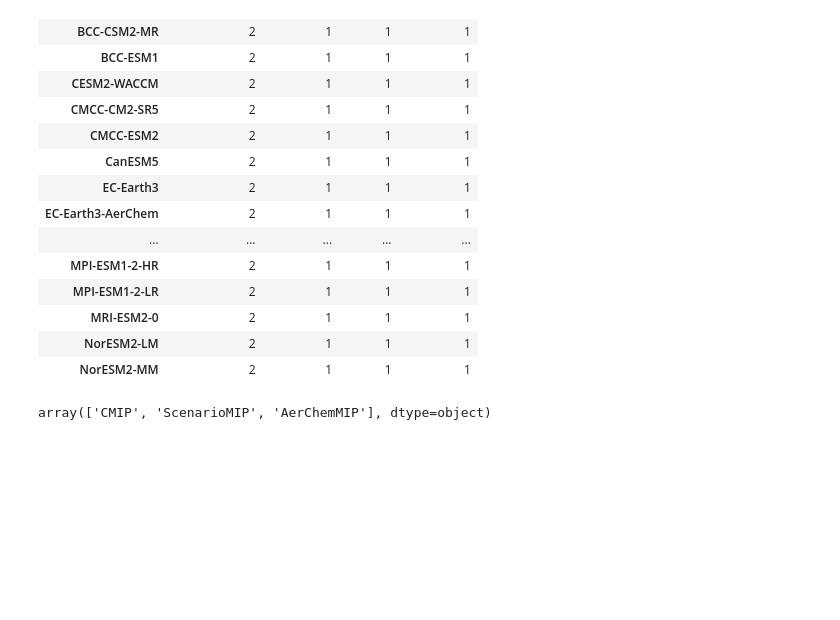
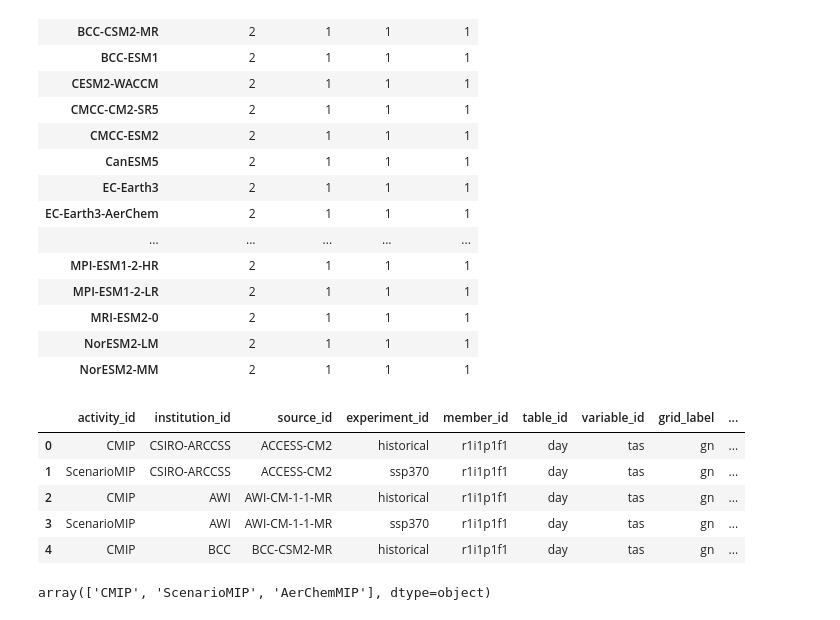
Before and after one commit to hrhampapura/moment_delta_mapping, a Jupyter notebook: notebooks/ncar_casper/01_cmip6_analysis.ipynb, the cells around one changed output. Drawn from its saved outputs; the diff is of its cells as text; code cells hidden in the pictures; blank space fills up the shorter version.

```diff
--- a/notebooks/ncar_casper/01_cmip6_analysis.ipynb
+++ b/notebooks/ncar_casper/01_cmip6_analysis.ipynb
@@ -170,7 +170,15 @@ col_subset.df.groupby("source_id")[
 # %%
 df = col_subset.df
 # model_counts = df.groupby('source_id').size()
 # print(model_counts)
+df.head()
+# %% [output]
+|  | activity_id | institution_id | source_id | experiment_id | member_id | table_id | variable_id | grid_label | ... |
+| 0 | CMIP | CSIRO-ARCCSS | ACCESS-CM2 | historical | r1i1p1f1 | day | tas | gn | ... |
+| 1 | ScenarioMIP | CSIRO-ARCCSS | ACCESS-CM2 | ssp370 | r1i1p1f1 | day | tas | gn | ... |
+| 2 | CMIP | AWI | AWI-CM-1-1-MR | historical | r1i1p1f1 | day | tas | gn | ... |
+| 3 | ScenarioMIP | AWI | AWI-CM-1-1-MR | ssp370 | r1i1p1f1 | day | tas | gn | ... |
+| 4 | CMIP | BCC | BCC-CSM2-MR | historical | r1i1p1f1 | day | tas | gn | ... |
 # %%
 df['activity_id'].unique()
 # %% [output]
```
Also changed, not shown: parts of 36 cells of this notebook, 1 other file.
